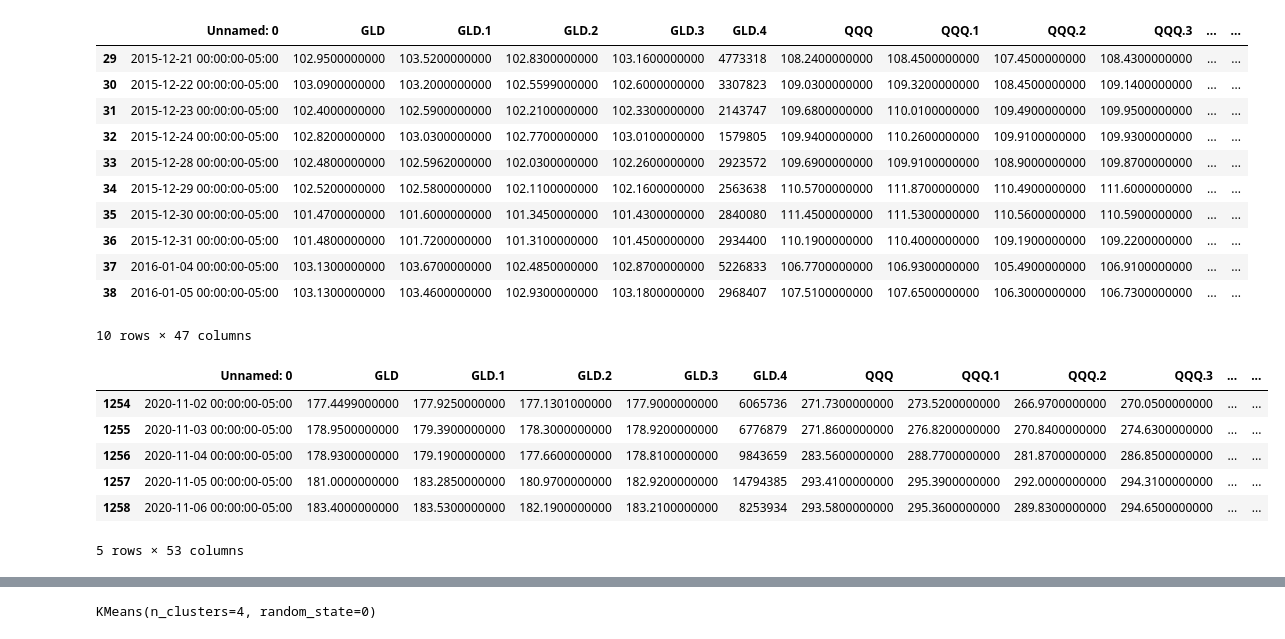
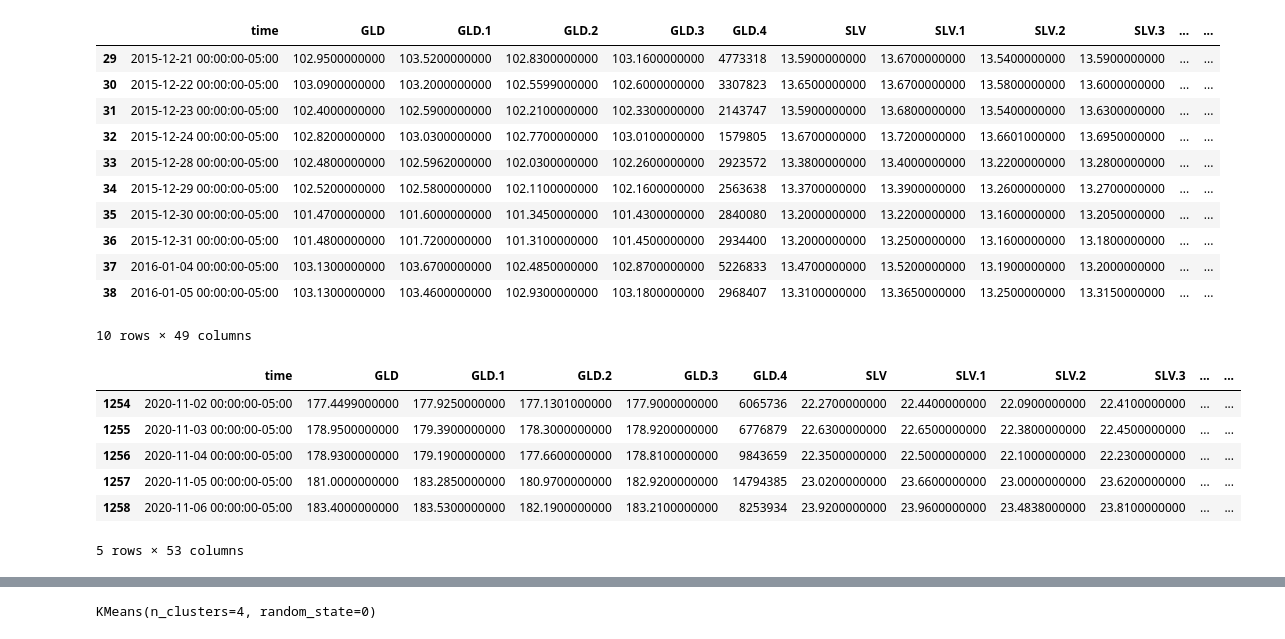
Before and after one commit to AndreasC93/market_trader_1.0, a Jupyter notebook: market_trader.ipynb, the cells around one changed output, grey strips where cells are left out. Saved outputs shown, nothing was run; the diff lists cells and outputs as text; code cells hidden in the pictures.

```diff
--- a/market_trader.ipynb
+++ b/market_trader.ipynb
@@ -132,6 +105,6 @@ df.head()
 # %%
 #Calculate RSI on Closing price = "GLD.3", "QQQ.3" etc.
-# commented assets were removed from analysis due to time constraints for project. They have been left as a template for future work
+
 n = 30
 
 def rma(x, n, y0):
@@ -146,14 +119,6 @@ df.loc[n:,'GLDavg_gain'] = rma( df.GLDgain[n+1:].values, n, df.loc[:n, 'GLDgain'
 df.loc[n:,'GLDavg_loss'] = rma( df.GLDloss[n+1:].values, n, df.loc[:n, 'GLDloss'].mean())
 df['GLDrs'] = df.GLDavg_gain / df.GLDavg_loss
 df['GLDrsi_30'] = 100 - (100 / (1 + df.GLDrs))
-
-#df['QQQchange'] = df['QQQ.3'].diff()
-#df['QQQgain'] = df.QQQchange.mask(df.QQQchange < 0, 0.0)
-#df['QQQloss'] = -df.QQQchange.mask(df.QQQchange > 0, -0.0)
-#df.loc[n:,'QQQavg_gain'] = rma( df.QQQgain[n+1:].values, n, df.loc[:n, 'QQQgain'].mean())
-#df.loc[n:,'QQQavg_loss'] = rma( df.QQQloss[n+1:].values, n, df.loc[:n, 'QQQloss'].mean())
-#df['QQQrs'] = df.QQQavg_gain / df.QQQavg_loss
-#df['QQQrsi_30'] = 100 - (100 / (1 + df.QQQrs))
 
 df['UUPchange'] = df['UUP.3'].diff()
 df['UUPgain'] = df.UUPchange.mask(df.UUPchange < 0, 0.0)
@@ -171,30 +136,28 @@ df.loc[n:,'SPYavg_loss'] = rma( df.SPYloss[n+1:].values, n, df.loc[:n, 'SPYloss'
 df['SPYrs'] = df.SPYavg_gain / df.SPYavg_loss
 df['SPYrsi_30'] = 100 - (100 / (1 + df.SPYrs))
 
-#df['USOchange'] = df['USO.3'].diff()
-#df['USOgain'] = df.USOchange.mask(df.USOchange < 0, 0.0)
-#df['USOloss'] = -df.USOchange.mask(df.USOchange > 0, -0.0)
-#df.loc[n:,'USOavg_gain'] = rma( df.USOgain[n+1:].values, n, df.loc[:n, 'USOgain'].mean())
-#df.loc[n:,'USOavg_loss'] = rma( df.USOloss[n+1:].values, n, df.loc[:n, 'USOloss'].mean())
-#df['USOrs'] = df.USOavg_gain / df.USOavg_loss
-#df['USOrsi_30'] = 100 - (100 / (1 + df.USOrs))
-
-#ticker_list = ['SPY','QQQ','UUP','UUP','USO']
+df['SLVchange'] = df['SLV.3'].diff()
+df['SLVgain'] = df.SLVchange.mask(df.SLVchange < 0, 0.0)
+df['SLVloss'] = -df.SLVchange.mask(df.SLVchange > 0, -0.0)
+df.loc[n:,'SLVavg_gain'] = rma( df.SLVgain[n+1:].values, n, df.loc[:n, 'SLVgain'].mean())
+df.loc[n:,'SLVavg_loss'] = rma( df.SLVloss[n+1:].values, n, df.loc[:n, 'SLVloss'].mean())
+df['SLVrs'] = df.SLVavg_gain / df.SLVavg_loss
+df['SLVrsi_30'] = 100 - (100 / (1 + df.SLVrs))
 # %%
 df[29:39]
 # %% [output]
-|  | Unnamed: 0 | GLD | GLD.1 | GLD.2 | GLD.3 | GLD.4 | QQQ | QQQ.1 | QQQ.2 | QQQ.3 | ... | ... |
-| 29 | 2015-12-21 00:00:00-05:00 | 102.9500000000 | 103.5200000000 | 102.8300000000 | 103.1600000000 | 4773318 | 108.2400000000 | 108.4500000000 | 107.4500000000 | 108.4300000000 | ... | ... |
-| 30 | 2015-12-22 00:00:00-05:00 | 103.0900000000 | 103.2000000000 | 102.5599000000 | 102.6000000000 | 3307823 | 109.0300000000 | 109.3200000000 | 108.4500000000 | 109.1400000000 | ... | ... |
-| 31 | 2015-12-23 00:00:00-05:00 | 102.4000000000 | 102.5900000000 | 102.2100000000 | 102.3300000000 | 2143747 | 109.6800000000 | 110.0100000000 | 109.4900000000 | 109.9500000000 | ... | ... |
-| 32 | 2015-12-24 00:00:00-05:00 | 102.8200000000 | 103.0300000000 | 102.7700000000 | 103.0100000000 | 1579805 | 109.9400000000 | 110.2600000000 | 109.9100000000 | 109.9300000000 | ... | ... |
-| 33 | 2015-12-28 00:00:00-05:00 | 102.4800000000 | 102.5962000000 | 102.0300000000 | 102.2600000000 | 2923572 | 109.6900000000 | 109.9100000000 | 108.9000000000 | 109.8700000000 | ... | ... |
-| 34 | 2015-12-29 00:00:00-05:00 | 102.5200000000 | 102.5800000000 | 102.1100000000 | 102.1600000000 | 2563638 | 110.5700000000 | 111.8700000000 | 110.4900000000 | 111.6000000000 | ... | ... |
-| 35 | 2015-12-30 00:00:00-05:00 | 101.4700000000 | 101.6000000000 | 101.3450000000 | 101.4300000000 | 2840080 | 111.4500000000 | 111.5300000000 | 110.5600000000 | 110.5900000000 | ... | ... |
-| 36 | 2015-12-31 00:00:00-05:00 | 101.4800000000 | 101.7200000000 | 101.3100000000 | 101.4500000000 | 2934400 | 110.1900000000 | 110.4000000000 | 109.1900000000 | 109.2200000000 | ... | ... |
-| 37 | 2016-01-04 00:00:00-05:00 | 103.1300000000 | 103.6700000000 | 102.4850000000 | 102.8700000000 | 5226833 | 106.7700000000 | 106.9300000000 | 105.4900000000 | 106.9100000000 | ... | ... |
-| 38 | 2016-01-05 00:00:00-05:00 | 103.1300000000 | 103.4600000000 | 102.9300000000 | 103.1800000000 | 2968407 | 107.5100000000 | 107.6500000000 | 106.3000000000 | 106.7300000000 | ... | ... |
+|  | time | GLD | GLD.1 | GLD.2 | GLD.3 | GLD.4 | SLV | SLV.1 | SLV.2 | SLV.3 | ... | ... |
+| 29 | 2015-12-21 00:00:00-05:00 | 102.9500000000 | 103.5200000000 | 102.8300000000 | 103.1600000000 | 4773318 | 13.5900000000 | 13.6700000000 | 13.5400000000 | 13.5900000000 | ... | ... |
+| 30 | 2015-12-22 00:00:00-05:00 | 103.0900000000 | 103.2000000000 | 102.5599000000 | 102.6000000000 | 3307823 | 13.6500000000 | 13.6700000000 | 13.5800000000 | 13.6000000000 | ... | ... |
+| 31 | 2015-12-23 00:00:00-05:00 | 102.4000000000 | 102.5900000000 | 102.2100000000 | 102.3300000000 | 2143747 | 13.5900000000 | 13.6800000000 | 13.5400000000 | 13.6300000000 | ... | ... |
+| 32 | 2015-12-24 00:00:00-05:00 | 102.8200000000 | 103.0300000000 | 102.7700000000 | 103.0100000000 | 1579805 | 13.6700000000 | 13.7200000000 | 13.6601000000 | 13.6950000000 | ... | ... |
+| 33 | 2015-12-28 00:00:00-05:00 | 102.4800000000 | 102.5962000000 | 102.0300000000 | 102.2600000000 | 2923572 | 13.3800000000 | 13.4000000000 | 13.2200000000 | 13.2800000000 | ... | ... |
+| 34 | 2015-12-29 00:00:00-05:00 | 102.5200000000 | 102.5800000000 | 102.1100000000 | 102.1600000000 | 2563638 | 13.3700000000 | 13.3900000000 | 13.2600000000 | 13.2700000000 | ... | ... |
+| 35 | 2015-12-30 00:00:00-05:00 | 101.4700000000 | 101.6000000000 | 101.3450000000 | 101.4300000000 | 2840080 | 13.2000000000 | 13.2200000000 | 13.1600000000 | 13.2050000000 | ... | ... |
+| 36 | 2015-12-31 00:00:00-05:00 | 101.4800000000 | 101.7200000000 | 101.3100000000 | 101.4500000000 | 2934400 | 13.2000000000 | 13.2500000000 | 13.1600000000 | 13.1800000000 | ... | ... |
+| 37 | 2016-01-04 00:00:00-05:00 | 103.1300000000 | 103.6700000000 | 102.4850000000 | 102.8700000000 | 5226833 | 13.4700000000 | 13.5200000000 | 13.1900000000 | 13.2000000000 | ... | ... |
+| 38 | 2016-01-05 00:00:00-05:00 | 103.1300000000 | 103.4600000000 | 102.9300000000 | 103.1800000000 | 2968407 | 13.3100000000 | 13.3650000000 | 13.2500000000 | 13.3150000000 | ... | ... |
-10 rows × 47 columns
+10 rows × 49 columns
 # %%
 #Calculate RSI on Open price = "GLD", "QQQ" etc.
 # commented assets were removed from analysis due to time constraints for project. They have been left as a template for future work
@@ -251,27 +212,20 @@ df[29:39]
 # %%
-#calculate roling average on for open/close price. open price not used in this analysis due to time constraints
+#calculate roling average on for close price.
 df['GLDrollingavg_Close']=df['GLD.3'].rolling(window=30).mean()
-df['GLDrollingavg_Open']=df['GLD'].rolling(window=30).mean()
-
-#df['QQQrollingavg_Close']=df['QQQ.3'].rolling(window=30).mean()
-#df['QQQrollingavg_Open']=df['QQQ'].rolling(window=30).mean()
 
 df['UUProllingavg_Close']=df['UUP.3'].rolling(window=30).mean()
-df['UUProllingavg_Open']=df['UUP'].rolling(window=30).mean()
-
-#df['USOrollingavg_Close']=df['USO.3'].rolling(window=30).mean()
-#df['USOrollingavg_Open']=df['USO'].rolling(window=30).mean()
 
 df['SPYrollingavg_Close']=df['SPY.3'].rolling(window=30).mean()
-df['SPYrollingavg_Open']=df['SPY'].rolling(window=30).mean()
+
+df['SLVrollingavg_Close']=df['SLV.3'].rolling(window=30).mean()
 
 df.tail()
 # %% [output]
-|  | Unnamed: 0 | GLD | GLD.1 | GLD.2 | GLD.3 | GLD.4 | QQQ | QQQ.1 | QQQ.2 | QQQ.3 | ... | ... |
-| 1254 | 2020-11-02 00:00:00-05:00 | 177.4499000000 | 177.9250000000 | 177.1301000000 | 177.9000000000 | 6065736 | 271.7300000000 | 273.5200000000 | 266.9700000000 | 270.0500000000 | ... | ... |
-| 1255 | 2020-11-03 00:00:00-05:00 | 178.9500000000 | 179.3900000000 | 178.3000000000 | 178.9200000000 | 6776879 | 271.8600000000 | 276.8200000000 | 270.8400000000 | 274.6300000000 | ... | ... |
-| 1256 | 2020-11-04 00:00:00-05:00 | 178.9300000000 | 179.1900000000 | 177.6600000000 | 178.8100000000 | 9843659 | 283.5600000000 | 288.7700000000 | 281.8700000000 | 286.8500000000 | ... | ... |
-| 1257 | 2020-11-05 00:00:00-05:00 | 181.0000000000 | 183.2850000000 | 180.9700000000 | 182.9200000000 | 14794385 | 293.4100000000 | 295.3900000000 | 292.0000000000 | 294.3100000000 | ... | ... |
-| 1258 | 2020-11-06 00:00:00-05:00 | 183.4000000000 | 183.5300000000 | 182.1900000000 | 183.2100000000 | 8253934 | 293.5800000000 | 295.3600000000 | 289.8300000000 | 294.6500000000 | ... | ... |
+|  | time | GLD | GLD.1 | GLD.2 | GLD.3 | GLD.4 | SLV | SLV.1 | SLV.2 | SLV.3 | ... | ... |
+| 1254 | 2020-11-02 00:00:00-05:00 | 177.4499000000 | 177.9250000000 | 177.1301000000 | 177.9000000000 | 6065736 | 22.2700000000 | 22.4400000000 | 22.0900000000 | 22.4100000000 | ... | ... |
+| 1255 | 2020-11-03 00:00:00-05:00 | 178.9500000000 | 179.3900000000 | 178.3000000000 | 178.9200000000 | 6776879 | 22.6300000000 | 22.6500000000 | 22.3800000000 | 22.4500000000 | ... | ... |
+| 1256 | 2020-11-04 00:00:00-05:00 | 178.9300000000 | 179.1900000000 | 177.6600000000 | 178.8100000000 | 9843659 | 22.3500000000 | 22.5000000000 | 22.1000000000 | 22.2300000000 | ... | ... |
+| 1257 | 2020-11-05 00:00:00-05:00 | 181.0000000000 | 183.2850000000 | 180.9700000000 | 182.9200000000 | 14794385 | 23.0200000000 | 23.6600000000 | 23.0000000000 | 23.6200000000 | ... | ... |
+| 1258 | 2020-11-06 00:00:00-05:00 | 183.4000000000 | 183.5300000000 | 182.1900000000 | 183.2100000000 | 8253934 | 23.9200000000 | 23.9600000000 | 23.4838000000 | 23.8100000000 | ... | ... |
 5 rows × 53 columns
 # %%
```
Also changed, not shown: parts of 39 cells of this notebook, 1 other file.
